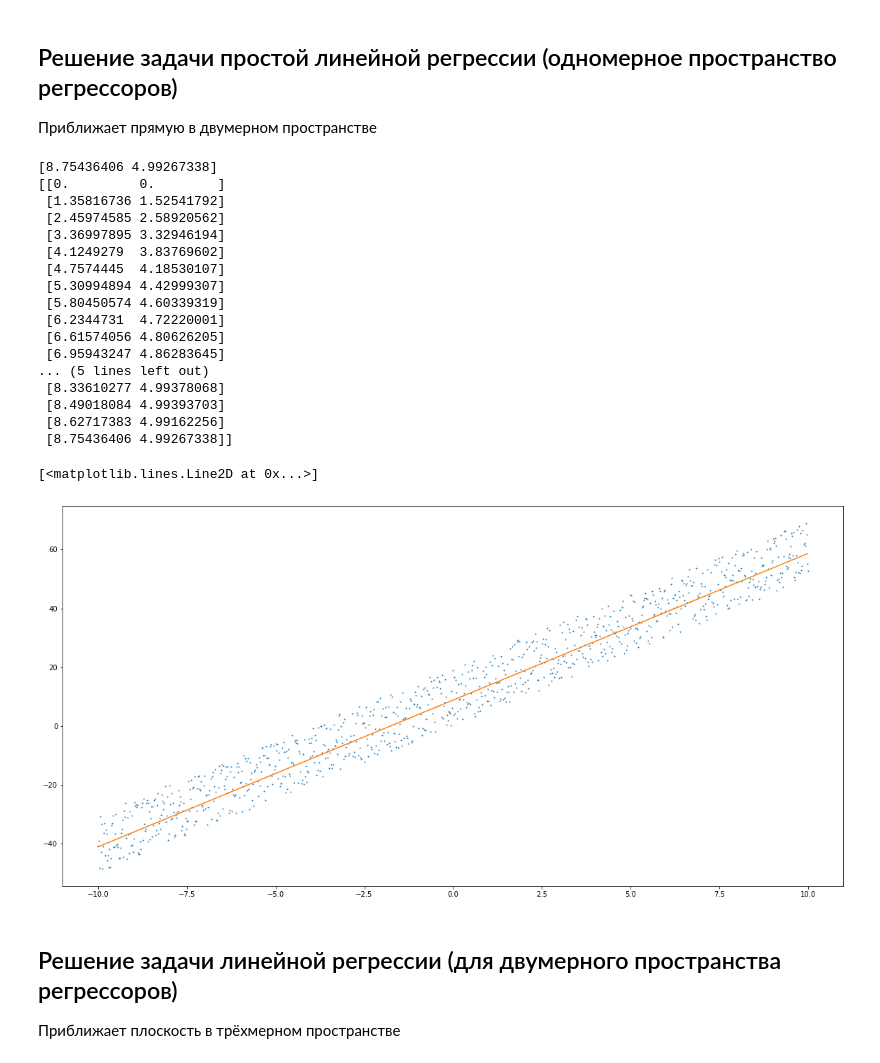
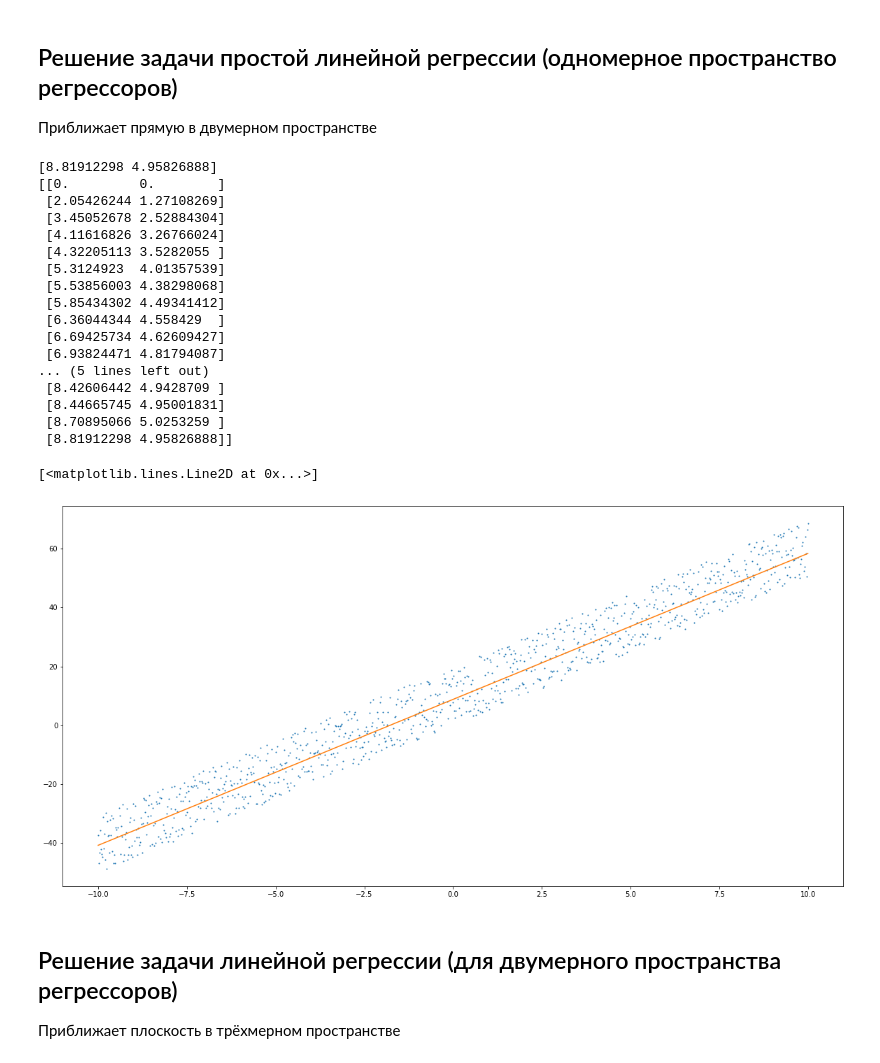
Before and after one commit to enotvtapke/met_opt_lab_2, a Jupyter notebook: SGD.ipynb, the cells around one changed output. Drawn from its saved outputs; the diff is of its cells as text; code cells hidden in the pictures.

```diff
--- a/SGD.ipynb
+++ b/SGD.ipynb
@@ -103,10 +103,11 @@ Finds minimum of the function sum_fun using stochastic gradient descent (sgd).
 @return list of points representing path of sgd. The last point of the list is found minimum point.
 """
 def sgd(sum_fun:List[Callable[[ndarray], float]], x:ndarray, epoch:int, batch_size:int, lr:List[float], scheduler:Callable[[List[float]], float] = lambda lr: lr) -> ndarray:
+    lr = np.array(lr)
     points = np.zeros([epoch, len(x)])
     points[0] = x
     for i in range(1, epoch):
-        x = x -  np.array([1 / batch_size]) * scheduler(lr) * np.array(grad_appr(sum_fun, x, [i, batch_size]))
+        x = x - 1 / batch_size * scheduler(lr) * np.array(grad_appr(sum_fun, x, [(i - 1) * batch_size, batch_size]))
         points[i] = x
     return points
 # %% [markdown]
@@ -114,46 +115,46 @@ def sgd(sum_fun:List[Callable[[ndarray], float]], x:ndarray, epoch:int, batch_si
 Приближает прямую в двумерном пространстве
 # %%
 tt = np.linspace(-10, 10, 1000)
-p = [10, 5]
-t, ft = generate_dataset(p, 10, tt)
+b = [10, 5]
+t, ft = generate_dataset(b, 10, tt)
 sum_fun = generate_minimized_fun(t, ft)
 
 # SGD params
 x = np.zeros(2)
 epoch = 20
-batch_size = 150
+batch_size = 20
 lr = [0.05, 0.004]
 
 points = sgd(sum_fun, x, epoch, batch_size, lr)
 min_point = points[-1]
 
 print(min_point)
 print(points)
 
 # Plots dataset
 plt.plot(t, ft, 'o', markersize=1)
 # Plots approximated function
 plt.plot(tt, min_point[1] * tt + min_point[0])
 # %% [output]
-[8.75436406 4.99267338]
+[8.81912298 4.95826888]
 [[0.         0.        ]
- [1.35816736 1.52541792]
- [2.45974585 2.58920562]
- [3.36997895 3.32946194]
- [4.1249279  3.83769602]
- [4.7574445  4.18530107]
- [5.30994894 4.42999307]
- [5.80450574 4.60339319]
- [6.2344731  4.72220001]
- [6.61574056 4.80626205]
- [6.95943247 4.86283645]
+ [2.05426244 1.27108269]
+ [3.45052678 2.52884304]
+ [4.11616826 3.26766024]
+ [4.32205113 3.5282055 ]
+ [5.3124923  4.01357539]
+ [5.53856003 4.38298068]
+ [5.85434302 4.49341412]
+ [6.36044344 4.558429  ]
+ [6.69425734 4.62609427]
+ [6.93824471 4.81794087]
 ... (5 lines left out)
- [8.33610277 4.99378068]
- [8.49018084 4.99393703]
- [8.62717383 4.99162256]
- [8.75436406 4.99267338]]
+ [8.42606442 4.9428709 ]
+ [8.44665745 4.95001831]
+ [8.70895066 5.0253259 ]
+ [8.81912298 4.95826888]]
 [<matplotlib.lines.Line2D at 0x...>]
-[figure, old version]
+[figure, new version]
 # %% [markdown]
 ## Решение задачи линейной регрессии (для двумерного пространства регрессоров)
 Приближает плоскость в трёхмерном пространстве
```
Also changed, not shown: parts of 13 cells of this notebook.
